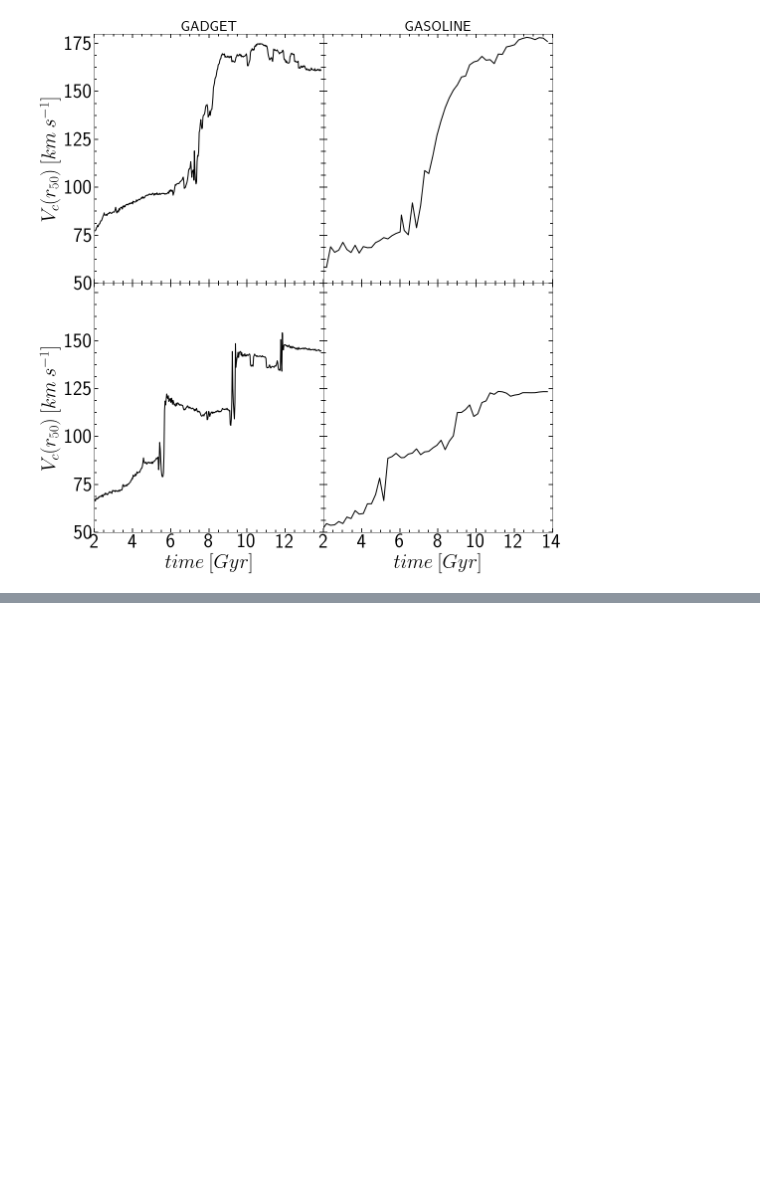
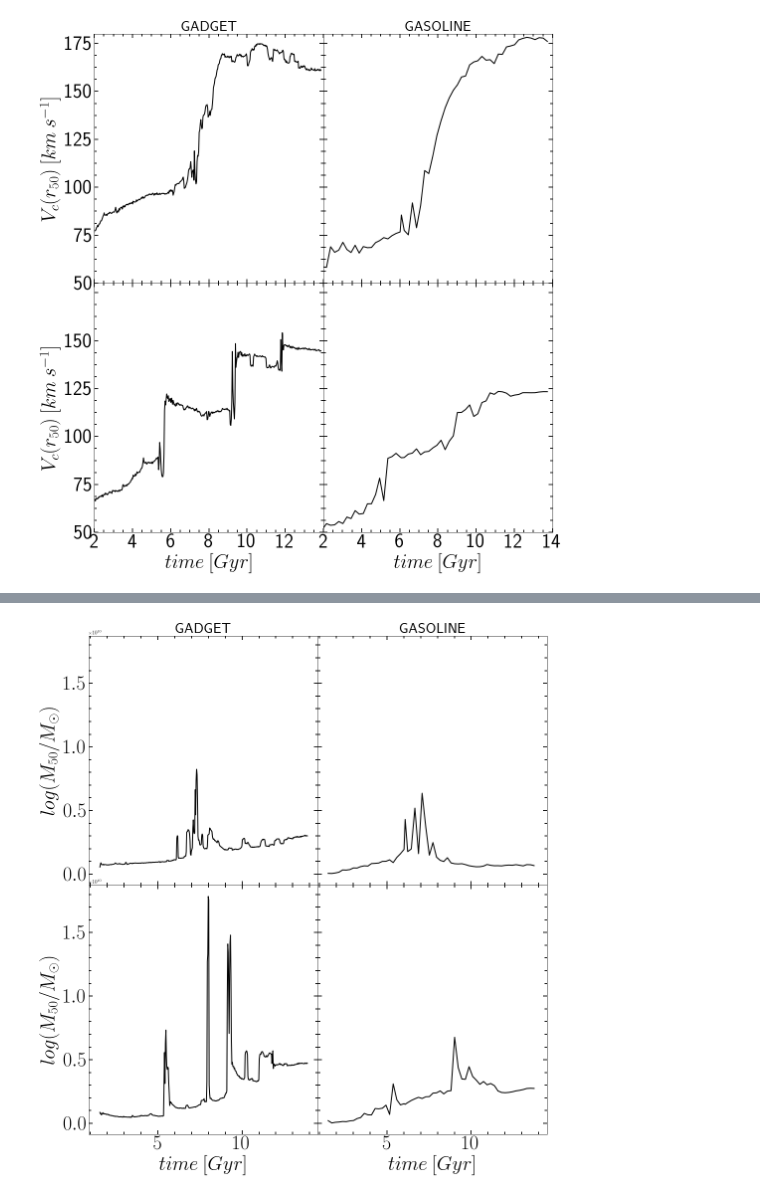
Before and after one commit to ornemarioni/Barras_GdGs, a Jupyter notebook: Barras_Gd/programs/inestabilidad_simulaciones.ipynb, the cells around one changed output, grey strips where cells are left out. Cells and saved outputs as stored; diff of their text form; code cells hidden in the pictures; blank space fills up the shorter version.

```diff
--- a/Barras_Gd/programs/inestabilidad_simulaciones.ipynb
+++ b/Barras_Gd/programs/inestabilidad_simulaciones.ipynb
@@ -650,0 +984,97 @@ plt.show()
+# %%
+q_M31gd = 1 + 10**Mg50_M31gd/10**M50 + 10**Mdm50_M31gd/10**M50
+q_MWgd  = 1 + 10**Mg50_MWgd/10**M50  + 10**Mdm50_MWgd/10**M50
+q_M31gs = 1 + 10**Mg50_M31gs/10**M50 + 10**Mdm50_M31gs/10**M50
+q_MWgs  = 1 + 10**Mg50_MWgs/10**M50  + 10**Mdm50_MWgs/10**M50
+# %%
+#-----grafico-----------
+# fig=plt.figure(1,figsize=(16,16))
+# fig.subplots_adjust(bottom=0.08, left =0.2, right = 0.92, top = 0.95, wspace=0., hspace= -0.3)
+from __future__ import unicode_literals
+
+matplotlib.rcParams['text.usetex'] = True
+matplotlib.rcParams['text.latex.unicode'] = True
+import matplotlib.patches as patches
+from matplotlib.colors import LogNorm
+
+
+fig, ax = plt.subplots(nrows=2, ncols=2, figsize=(16, 16), sharex=True, sharey=True)#, sharex=True,
+#                        gridspec_kw = {'height_ratios':[2,1,2,1]})
+fig.subplots_adjust(bottom=0.08, left =0.1, right = 0.90, top = 0.95, wspace=0, hspace= 0)
+
+
+
+# ax[0,0].plot(bines, np.log10(density_M31gd*1e10),'-', lw=2, color = 'k')
+ax[0,0].plot(time_M31gd, q_M31gd,'-', lw=2, color = 'k')
+# ax[0,0].set_xlim(2,14)
+# ax[0,0].set_xticks([2,4,6,8,10,12,14])
+# ax[0,0].set_xticklabels([])
+# ax[0,0].set_ylim(8,10)
+# ax[0,0].set_yticks([8.,8.5,9.,9.5,10.])
+# ax[0,0].set_yticklabels([8.,8.5,9.,9.5,10.])
+ax[0,0].set_ylabel(r'$log(M_{50}/M_{\odot})$',fontsize=40)
+ax[0,0].minorticks_on()
+ax[0,0].tick_params( labelsize=40)
+ax[0,0].tick_params('both', length=5, width=1.8,which='minor', direction='in', right='on',top='on')
+ax[0,0].tick_params('both', length=8, width=1.8,which='major', direction='in', right='on',top='on')
+# ax[0,0].text(4, 9.75,'A', fontsize=30, color='k', ha='center', va='center')
+# ax[0,0].plot(0,0,'k+', markersize=20, color='k')
+ax[0,0].set_title('GADGET', loc='center', fontsize=30)
+
+#---------------------------------
+
+ax[0,1].plot(time_M31gs, q_M31gs,'-', lw=2, color = 'k')
+# ax[0,1].set_xlim(2,14)
+# ax[0,1].set_xticks([2,4,6,8,10,12,14])
+# ax[0,1].set_xticklabels([])
+# ax[0,1].set_ylim(8,10)
+# ax[0,1].set_yticks([8.,8.5,9.,9.5,10.])
+# ax[0,1].set_yticklabels([])
+ax[0,1].minorticks_on()
+ax[0,1].tick_params( labelsize=40)
+ax[0,1].tick_params('both', length=5, width=1.8,which='minor', direction='in', right='on',top='on')
+ax[0,1].tick_params('both', length=8, width=1.8,which='major', direction='in', right='on',top='on')
+# ax[0,1].text(4, 9.75,'A', fontsize=30, color='k', ha='center', va='center')
+ax[0,1].set_title('GASOLINE', loc='center', fontsize=30)
+
+#---------------------------------
+
+ax[1,0].plot(time_MWgd, q_MWgd,'-', lw=2, color = 'k')
+# ax[1,0].set_xlim(2,14)
+# ax[1,0].set_xticks([2,4,6,8,10,12])
+# ax[1,0].set_xticklabels([2,4,6,8,10,12])
+# ax[1,0].set_ylim(8,10)
+# ax[1,0].set_yticks([8.,8.5,9.,9.5,10.])
+# ax[1,0].set_yticklabels([8.,8.5,9.,9.5])
+ax[1,0].set_xlabel(r'$time \: [Gyr]$', fontsize=40)
+ax[1,0].set_ylabel(r'$log(M_{50}/M_{\odot})$',fontsize=40)
+# ax[1,0].set_yscale('log')
+ax[1,0].minorticks_on()
+ax[1,0].tick_params( labelsize=40)
+ax[1,0].tick_params('both', length=5, width=1.8,which='minor', direction='in', right='on',top='on')
+ax[1,0].tick_params('both', length=8, width=1.8,which='major', direction='in', right='on',top='on')
+# ax[1,0].text(4, 9.75,'B', fontsize=30, color='k', ha='center', va='center')
+
+#---------------------------------
+
+ax[1,1].plot(time_MWgs, q_MWgs,'-', lw=2, color = 'k')
+# ax[1,1].set_xlim(2,14)
+# ax[1,1].set_xticks([2,4,6,8,10,12,14])
+# ax[1,1].set_xticklabels([2,4,6,8,10,12,14])
+# ax[1,1].set_ylim(8,10)
+# ax[1,1].set_yticks([8.,8.5,9.,9.5])
+# ax[1,1].set_yticklabels([])
+ax[1,1].set_xlabel(r'$time \: [Gyr]$', fontsize=40)
+ax[1,1].minorticks_on()
+ax[1,1].tick_params( labelsize=40)
+ax[1,1].tick_params('both', length=5, width=1.8,which='minor', direction='in', right='on',top='on')
+ax[1,1].tick_params('both', length=8, width=1.8,which='major', direction='in', right='on',top='on')
+# ax[1,1].text(4, 9.75,'B', fontsize=30, color='k', ha='center', va='center')
+# ax[1,1].plot(0,0,'k+', markersize=20, color='k')
+
+
+# fig.savefig('/home/ornela/overleaf/13216980csjxswjndpmj/Barras.pdf', dpi = 100, xxbox_inches='tight')
+fig.savefig('/home/omarioni/Barras_GdGs/Barras_Gd/_imagenes/cociente_time.pdf', dpi = 100, xxbox_inches='tight')
+plt.show()
+# %% [output]
+[figure, added]
```
Also changed, not shown: parts of 10 cells of this notebook.
